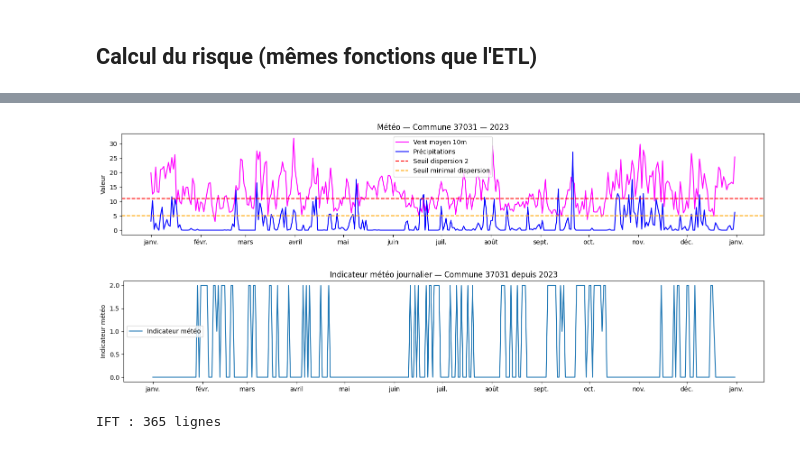
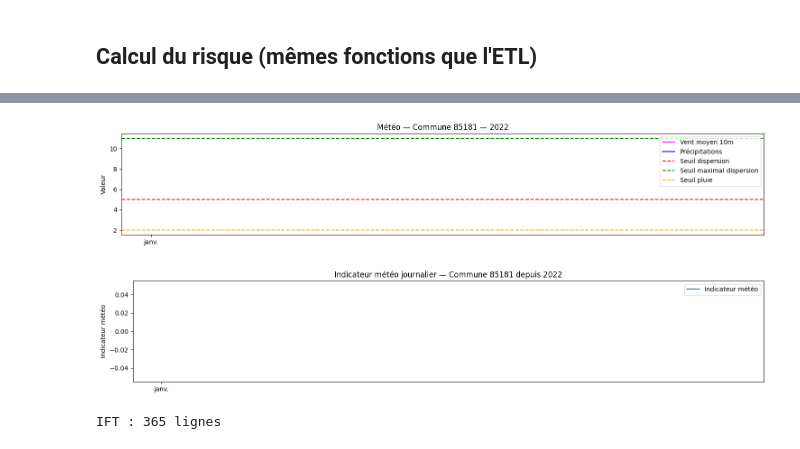
Before and after one commit to athebault/FNE_pestiexpo, a Jupyter notebook: notebooks/explore_risque_commune.ipynb, the cells around one changed output, grey strips where cells are left out. Drawn from its saved outputs; the diff is of its cells as text; code cells hidden in the pictures.

```diff
--- a/notebooks/explore_risque_commune.ipynb
+++ b/notebooks/explore_risque_commune.ipynb
@@ -107,8 +120,8 @@ _raw['Fin prelevement']   = pd.to_datetime(_raw['Fin prelevement'])
 # %% [markdown]
 ## Paramètres
 # %%
-COMMUNE = '37031'
-ANNEE   = 2023
-REGION  = 'Centre-Val de Loire'
+COMMUNE = '85181'
+ANNEE   = 2022
+REGION  = 'Pays de la Loire'
 # %% [markdown]
 ## Affichage du registre parcellaire
@@ -229,20 +239,21 @@ shape: (365, 7)
 # %%
 # Visualiser les données de vent et pluie sur l'année
 fig, ax = plt.subplots(figsize=(15, 3))
 meteo_annee_pd = meteo_annee.to_pandas()
 ax.plot(meteo_annee_pd['date'], meteo_annee_pd['wind_speed_10m_mean'], label='Vent moyen 10m', color='magenta')
 ax.plot(meteo_annee_pd['date'], meteo_annee_pd['precipitation_sum'], label='Précipitations', color='blue')
-ax.axhline(y=VENT_DISPERSION_SEUIL2, color='red', linestyle='--', label='Seuil dispersion 2')
-ax.axhline(y=VENT_DISPERSION_MIN, color='orange', linestyle='--', label='Seuil minimal dispersion')
+ax.axhline(y=VENT_DISPERSION_MAX, color='red', linestyle='--', label='Seuil dispersion')
+ax.axhline(y=VENT_DISPERSION_MIN, color='green', linestyle='--', label='Seuil maximal dispersion')
+ax.axhline(y=PLUIE_SEUIL, color='orange', linestyle='--', label='Seuil pluie')
 ax.xaxis.set_major_locator(mdates.MonthLocator())
 ax.xaxis.set_major_formatter(mdates.DateFormatter('%b'))
 ax.set_title(f"Météo — Commune {COMMUNE} — {ANNEE}")
 ax.set_ylabel('Valeur')
 ax.legend()
 plt.tight_layout()
 plt.show()
 # %% [output]
-[figure, old version]
+[figure, new version]
 # %%
 # Visualiser l'indicateur météo sur l'année
 fig, ax = plt.subplots(figsize=(15, 3))
@@ -255,7 +266,7 @@ ax.set_ylabel('Indicateur météo')
 ax.legend()
 plt.tight_layout()
 # %% [output]
-[figure, old version]
+[figure, new version]
 # %%
 # ── 2. IFT journalier sur toute l'année ─────────────────────────────
 ift_annee = pl.concat([
```
Also changed, not shown: parts of 20 cells of this notebook, 56 other files.
